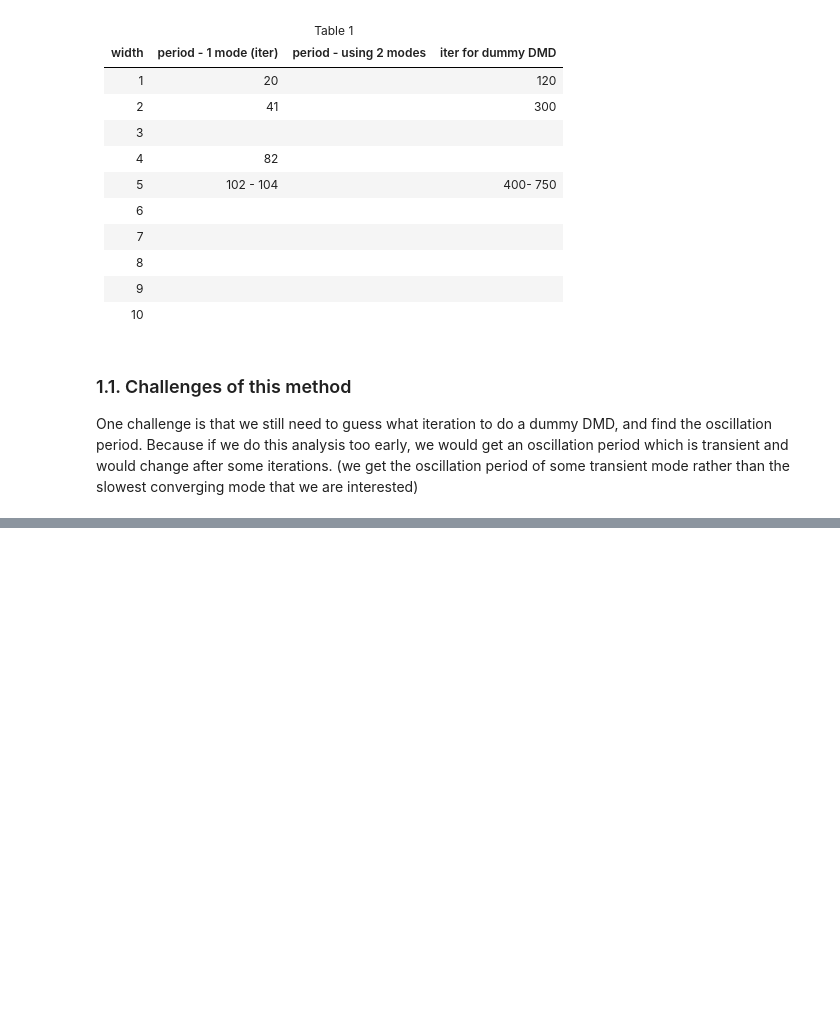
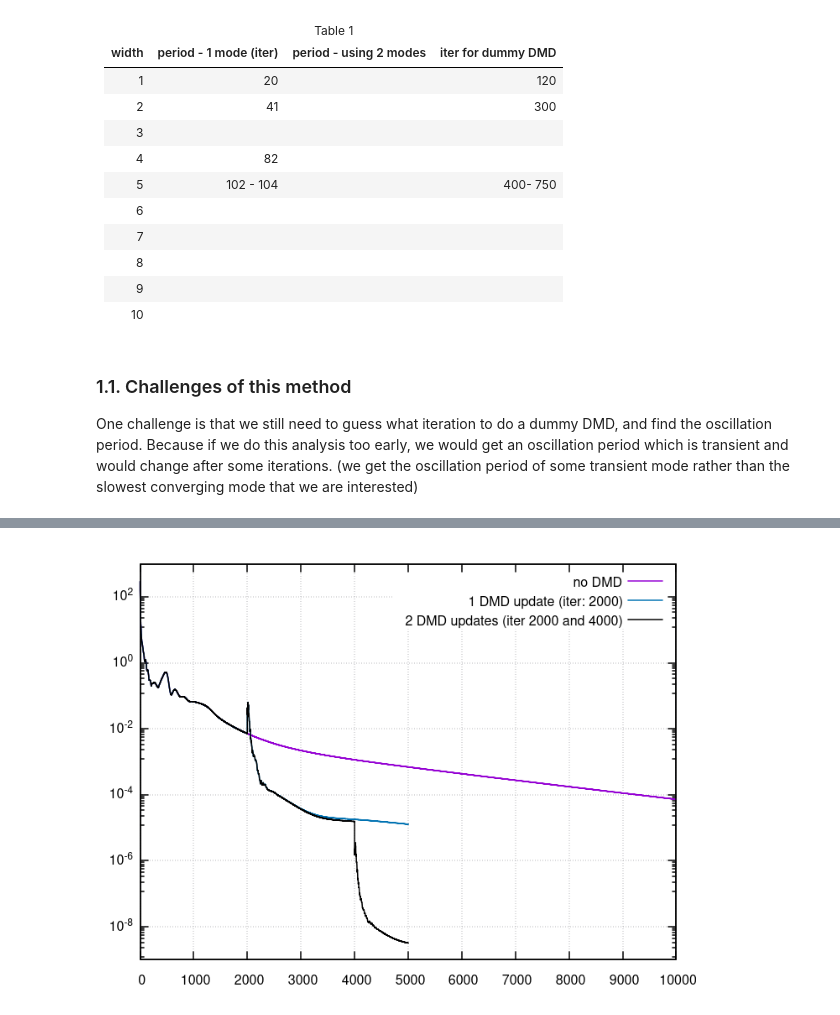
Before and after one commit to Delaunay-I/ANSLab-reports, a Jupyter notebook: 2022/09 - September/2022-09-28/28-Sept.ipynb, the cells around one changed output, grey strips where cells are left out. Cells and saved outputs as stored; diff of their text form; code cells hidden in the pictures; blank space fills up the shorter version.

```diff
--- a/2022/09 - September/2022-09-28/28-Sept.ipynb
+++ b/2022/09 - September/2022-09-28/28-Sept.ipynb
@@ -108,0 +118,4 @@ One challenge is that we still need to guess what iteration to do a dummy DMD, a
+# %%
+Image("Newtonian2D_ResPlot.png", width=600)
+# %% [output]
+[figure, added]
```
Also changed, not shown: parts of 3 cells of this notebook, 2 other files.
